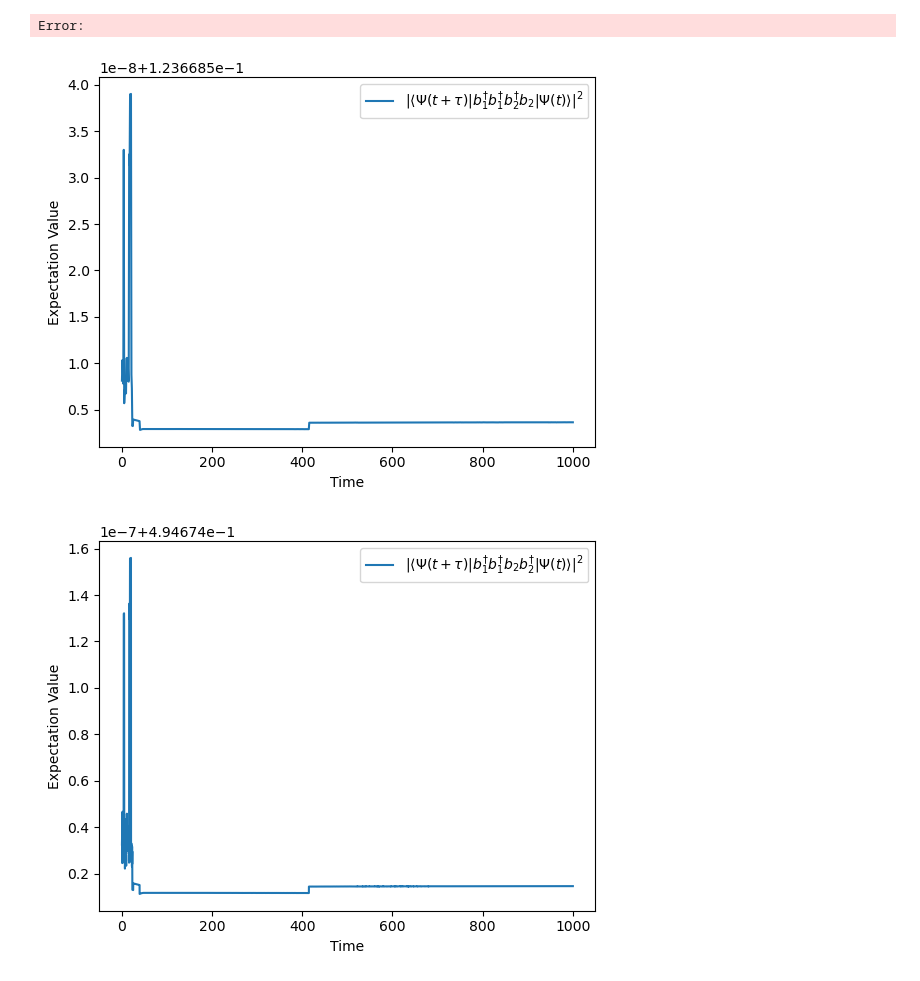
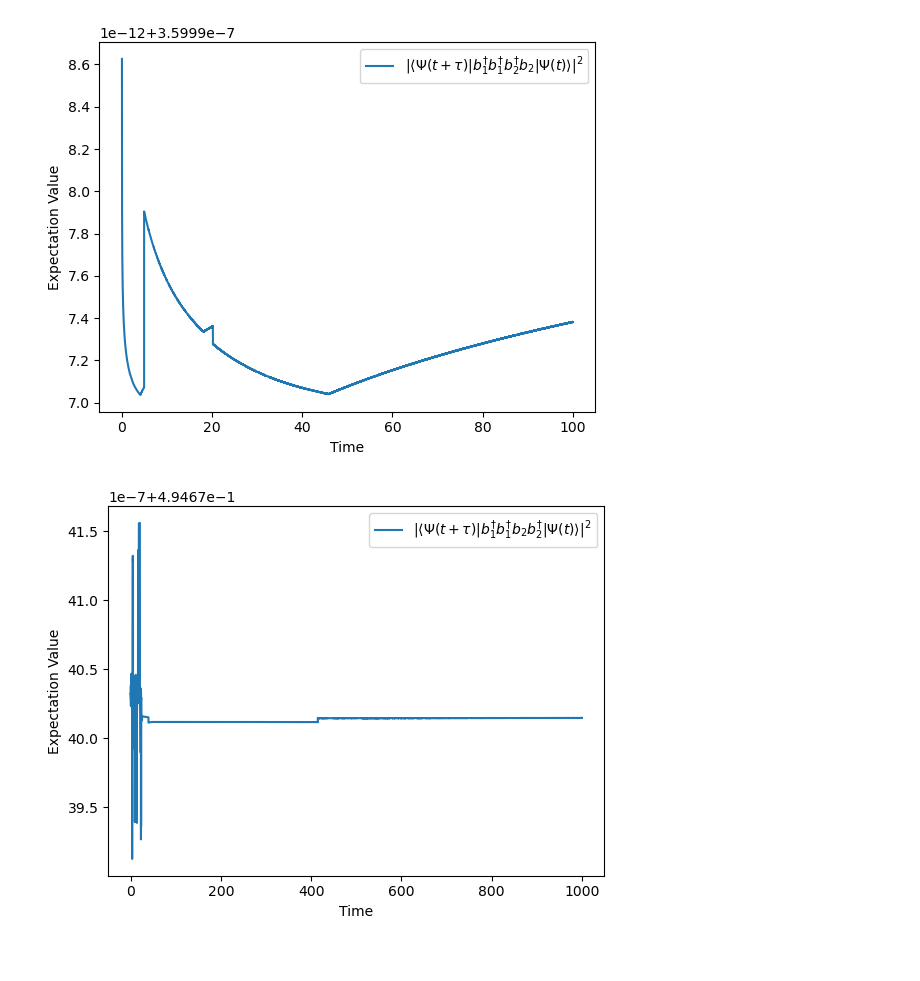
Before and after one commit to Gshilong/shilong, a Jupyter notebook: 代码CHO/1-3.ipynb, the cells around one changed output. Cells and saved outputs as stored; diff of their text form; code cells hidden in the pictures.

```diff
--- a/代码CHO/1-3.ipynb
+++ b/代码CHO/1-3.ipynb
@@ -6,54 +6,49 @@ import matplotlib.pyplot as plt
 N = 10
 b1 = tensor(destroy(N), qeye(N))
 b2 = tensor(qeye(N), destroy(N))
-omega = 0.1
+omega = 1.0
 g_0 = 1.0
 
 # 定义系统的哈密顿量 H 和观测量 Q
 H0 = omega * (b1.dag() * b1 + b2.dag() * b2 + 1)
 H1 = g_0/(omega**2) * ((b1.dag() + b1)**2) * ((b2.dag() + b2)**2)
 H = H0 + H1  # 哈密顿量
 Q1 = b1.dag() * b1.dag() * b2.dag() * b2
 Q2 = b1.dag() * b1.dag() * b2 * b2.dag()
 Q3 = b1.dag() * b1 * b2.dag() * b2.dag()
 Q4 = b1 * b1.dag() * b2.dag() * b2.dag()
 
 psi0_1 = tensor(basis(N, 0), basis(N, 1))
 
 # 定义时间范围和时间间隔
-t_list1 = np.linspace(0, 10000, 10**5) # 时间范围
-tau1 = 0.1  # 时间间隔
+# t_list1 = np.linspace(0, 1000, 10**4) # 时间范围
+t_list1 = []
+tau1 = 0.0001  # 时间间隔
 
 # 计算随时间演化的期望值
 expectation_values1 = []
 possibility1 = []
 
-for t1 in t_list1:
-    times1 = [t1,t1+tau1]
+for t1 in range(10**6):
+    t1_1 = t1 * tau1
+    t_list1.append(t1_1)
+    times1 = [t1_1,t1_1+tau1]
     result = sesolve(H, psi0_1, times1, [])
     Psi_t1_plus_tau1 = result.states[1]
     Psi_t1 = result.states[0]
+    # print(Psi_t1,Psi_t1_plus_tau1)
     expectation_value1 = Psi_t1_plus_tau1.dag() * Q1 * Psi_t1
     # expectation_values1.append(expectation_value1)
     possibility1.append(np.vdot(expectation_value1,expectation_value1))
 
 # 绘制结果
-# plt.plot(t_list1, expectation_values1, label=r'$\langle Ψ(t+\tau) | b_1^{\dagger}b_1^{\dagger}b_2^{\dagger}b_2| Ψ(t) \rangle$')
-# plt.xlabel('Time')
-# plt.ylabel('Expectation Value')
-# plt.legend()
-# plt.show()
+plt.plot(t_list1, possibility1, label=r'$|\langle Ψ(t+\tau) | b_1^{\dagger}b_1^{\dagger}b_2^{\dagger}b_2| Ψ(t) \rangle|^2$')
+plt.xlabel('Time')
+plt.ylabel('Expectation Value')
+plt.legend()
+plt.show()
 # %% [output]
-Error:
+[figure, added]
-# %%
-# 绘制结果
-plt.plot(t_list1, possibility1, label=r'$|\langle Ψ(t+\tau) | b_1^{\dagger}b_1^{\dagger}b_2^{\dagger}b_2| Ψ(t) \rangle|^2$')
-plt.xlabel('Time')
-plt.ylabel('Expectation Value')
-plt.legend()
-plt.show()
-# %% [output]
-[figure, removed]
 # %%
 psi0_2 = tensor(basis(N, 0), basis(N, 1))
 
@@ -86,7 +81,7 @@ plt.ylabel('Expectation Value')
 plt.legend()
 plt.show()
 # %% [output]
-[figure, old version]
+[figure, new version]
 # %%
 psi0_3 = tensor(basis(N, 1), basis(N, 0))
 
```
Also changed, not shown: parts of 2 cells of this notebook, 1 other file.
